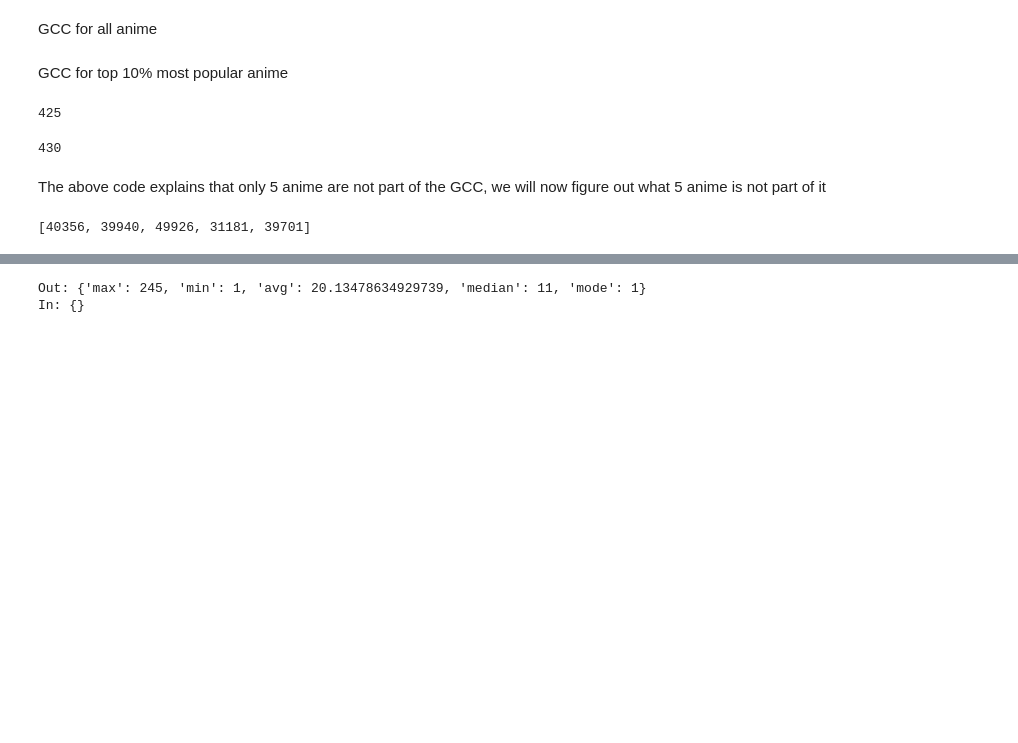
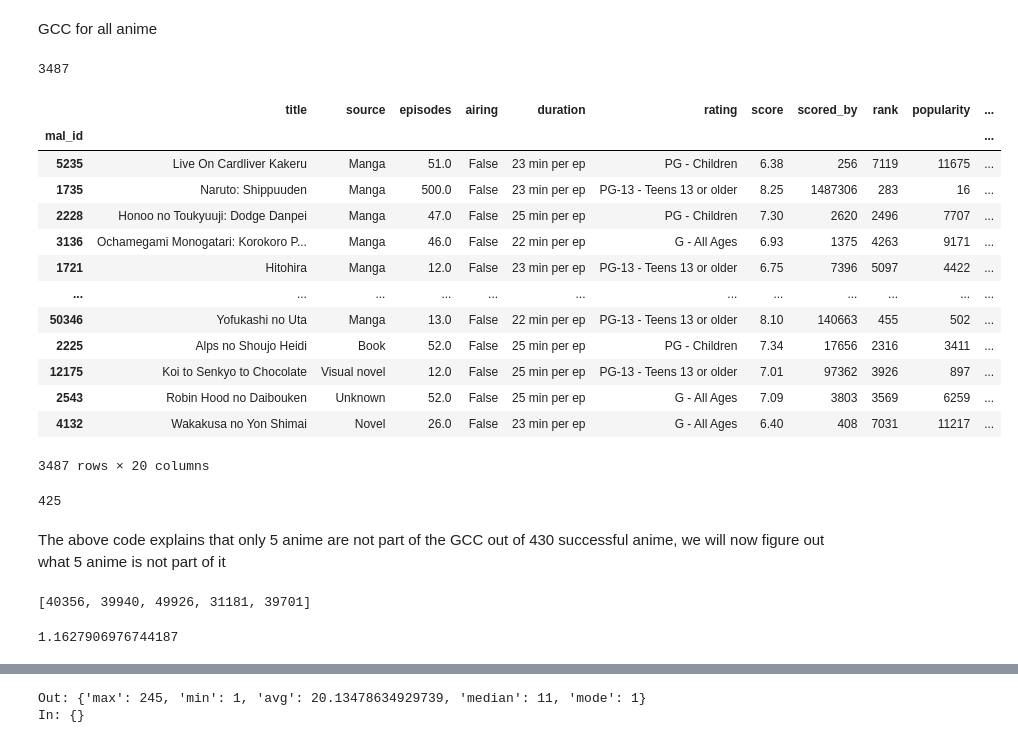
Before and after one commit to MarcBrejner/ProjectMAL, a Jupyter notebook: project.ipynb, the cells around one changed output, grey strips where cells are left out. Saved outputs shown, nothing was run; the diff lists cells and outputs as text; code cells hidden in the pictures; blank space fills up the shorter version.

```diff
--- a/project.ipynb
+++ b/project.ipynb
@@ -325,19 +325,32 @@ GCC for all anime
 # Since we have a lot of nodes without recommendations, it is best to find the GCC of our graph
 GCC = max(nx.connected_components(anime_graph), key=len)
 anime_GCC = anime_graph.subgraph(GCC).copy()
-print(anime_GCC)
+print(len(anime_GCC))
+# %% [output]
+3487
-# %% [markdown]
-GCC for top 10% most popular anime
-# %%
-good_anime_GCC = anime_GCC.subgraph(list(succes_anime.index.values))
-len(good_anime_GCC)
-# %% [output]
-425
-# %%
-good_anime_GCC2 = anime_graph.subgraph(list(succes_anime.index.values))
-len(good_anime_GCC2)
-# %% [output]
-430
+# %%
+anime_from_GCC = df.loc[list(anime_GCC.nodes)]
+anime_from_GCC
+# %% [output]
+|  | title | source | episodes | airing | duration | rating | score | scored_by | rank | popularity | ... |
+| mal_id |  |  |  |  |  |  |  |  |  |  | ... |
+| 5235 | Live On Cardliver Kakeru | Manga | 51.0 | False | 23 min per ep | PG - Children | 6.38 | 256 | 7119 | 11675 | ... |
+| 1735 | Naruto: Shippuuden | Manga | 500.0 | False | 23 min per ep | PG-13 - Teens 13 or older | 8.25 | 1487306 | 283 | 16 | ... |
+| 2228 | Honoo no Toukyuuji: Dodge Danpei | Manga | 47.0 | False | 25 min per ep | PG - Children | 7.30 | 2620 | 2496 | 7707 | ... |
+| 3136 | Ochamegami Monogatari: Korokoro P... | Manga | 46.0 | False | 22 min per ep | G - All Ages | 6.93 | 1375 | 4263 | 9171 | ... |
+| 1721 | Hitohira | Manga | 12.0 | False | 23 min per ep | PG-13 - Teens 13 or older | 6.75 | 7396 | 5097 | 4422 | ... |
+| ... | ... | ... | ... | ... | ... | ... | ... | ... | ... | ... | ... |
+| 50346 | Yofukashi no Uta | Manga | 13.0 | False | 22 min per ep | PG-13 - Teens 13 or older | 8.10 | 140663 | 455 | 502 | ... |
+| 2225 | Alps no Shoujo Heidi | Book | 52.0 | False | 25 min per ep | PG - Children | 7.34 | 17656 | 2316 | 3411 | ... |
+| 12175 | Koi to Senkyo to Chocolate | Visual novel | 12.0 | False | 25 min per ep | PG-13 - Teens 13 or older | 7.01 | 97362 | 3926 | 897 | ... |
+| 2543 | Robin Hood no Daibouken | Unknown | 52.0 | False | 25 min per ep | G - All Ages | 7.09 | 3803 | 3569 | 6259 | ... |
+| 4132 | Wakakusa no Yon Shimai | Novel | 26.0 | False | 23 min per ep | G - All Ages | 6.40 | 408 | 7031 | 11217 | ... |
+3487 rows × 20 columns
+# %%
+succes_anime_from_GCC = set(succes_anime.index) & set(anime_from_GCC.index)
+len(succes_anime_from_GCC)
+# %% [output]
+425
 # %% [markdown]
-The above code explains that only 5 anime are not part of the GCC, we will now figure out what 5 anime is not part of it
+The above code explains that only 5 anime are not part of the GCC out of 430 successful anime, we will now figure out what 5 anime is not part of it
 # %%
@@ -345,6 +358,10 @@ removed_anime = list(set(good_anime_GCC2.nodes) - set(good_anime_GCC.nodes))
 removed_anime
 # %% [output]
 [40356, 39940, 49926, 31181, 39701]
+# %%
+len(removed_anime)/len(succes_anime)*100
+# %% [output]
+1.1627906976744187
 # %%
 df.loc[removed_anime]
 # %% [output]
```
Also changed, not shown: parts of 11 cells of this notebook.
